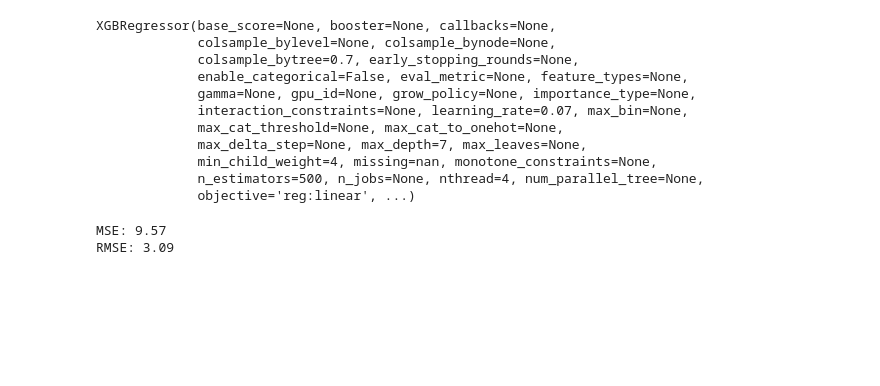
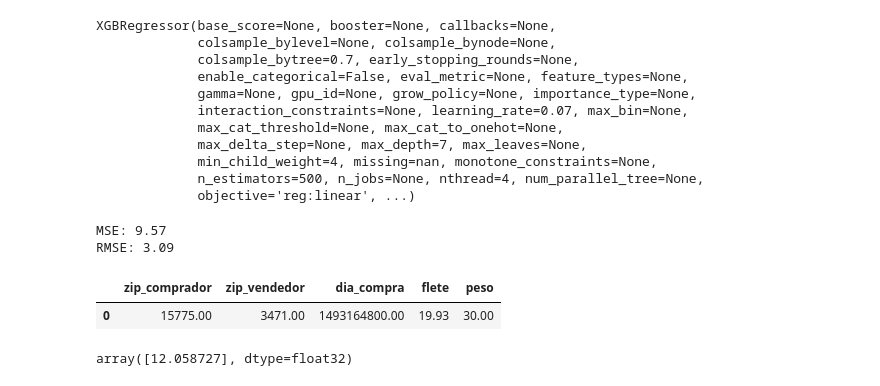
Before and after one commit to agusdm97/PF-DTS05-E-COMMERCE-OLIST, a Jupyter notebook: machine_learning/ml_dias_espera.ipynb, the cells around one changed output. Cells and saved outputs as stored; diff of their text form; code cells hidden in the pictures; blank space fills up the shorter version.

```diff
--- a/machine_learning/ml_dias_espera.ipynb
+++ b/machine_learning/ml_dias_espera.ipynb
@@ -413,3 +413,15 @@ import pickle
 # %%
 #Se guarda el modelo entrenado
 pickle.dump(xgb2, open('app/dias_espera.pkl', 'wb'))
+# %%
+list =pd.DataFrame([[15775], [3471], [1493164800], [19.93], [30.000]]).transpose()
+list.rename(columns={0:'zip_comprador',1:'zip_vendedor',2:'dia_compra', 3:'flete', 4:'peso'}, inplace=True)
+list
+# %% [output]
+|  | zip_comprador | zip_vendedor | dia_compra | flete | peso |
+| 0 | 15775.00 | 3471.00 | 1493164800.00 | 19.93 | 30.00 |
+# %%
+prueba = xgb2.predict(list)
+prueba
+# %% [output]
+array([12.058727], dtype=float32)
```
Also changed, not shown: 1 other file.
